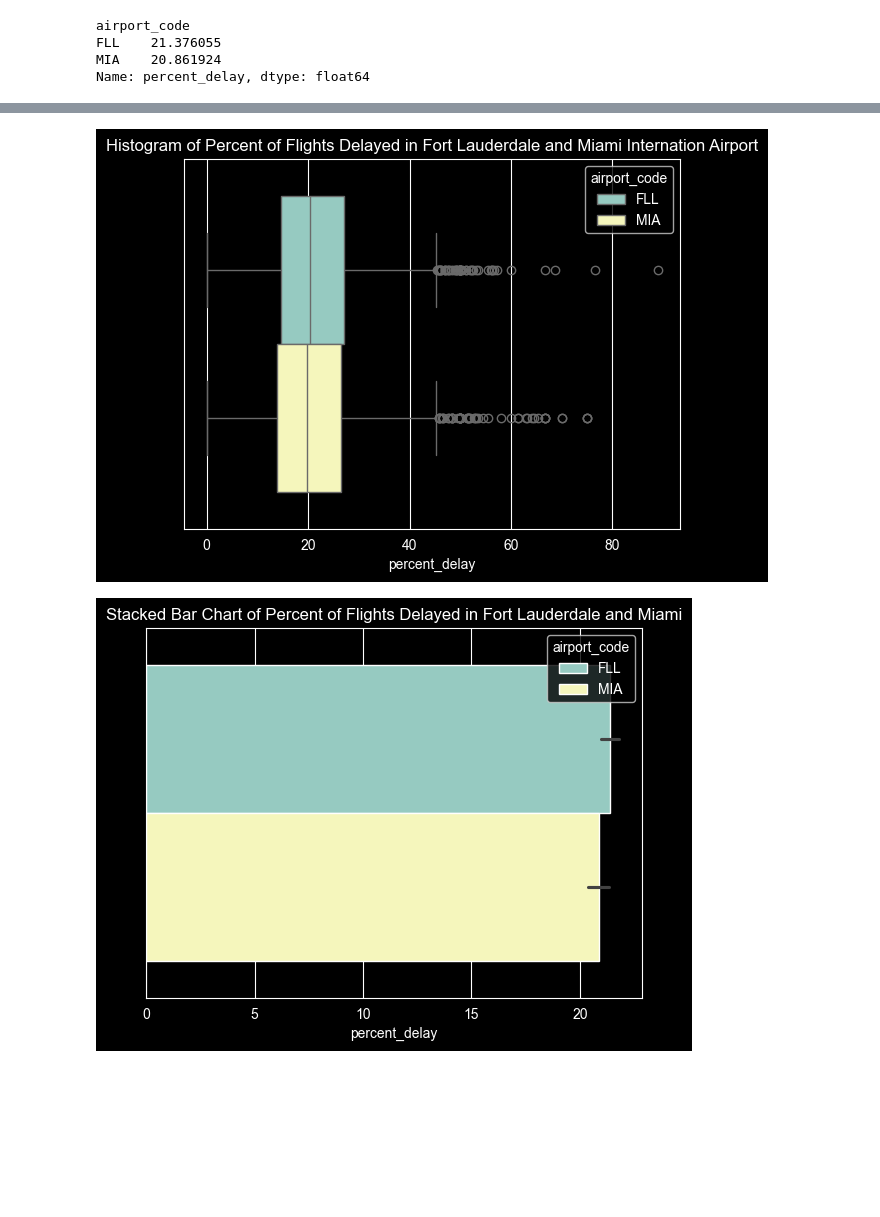
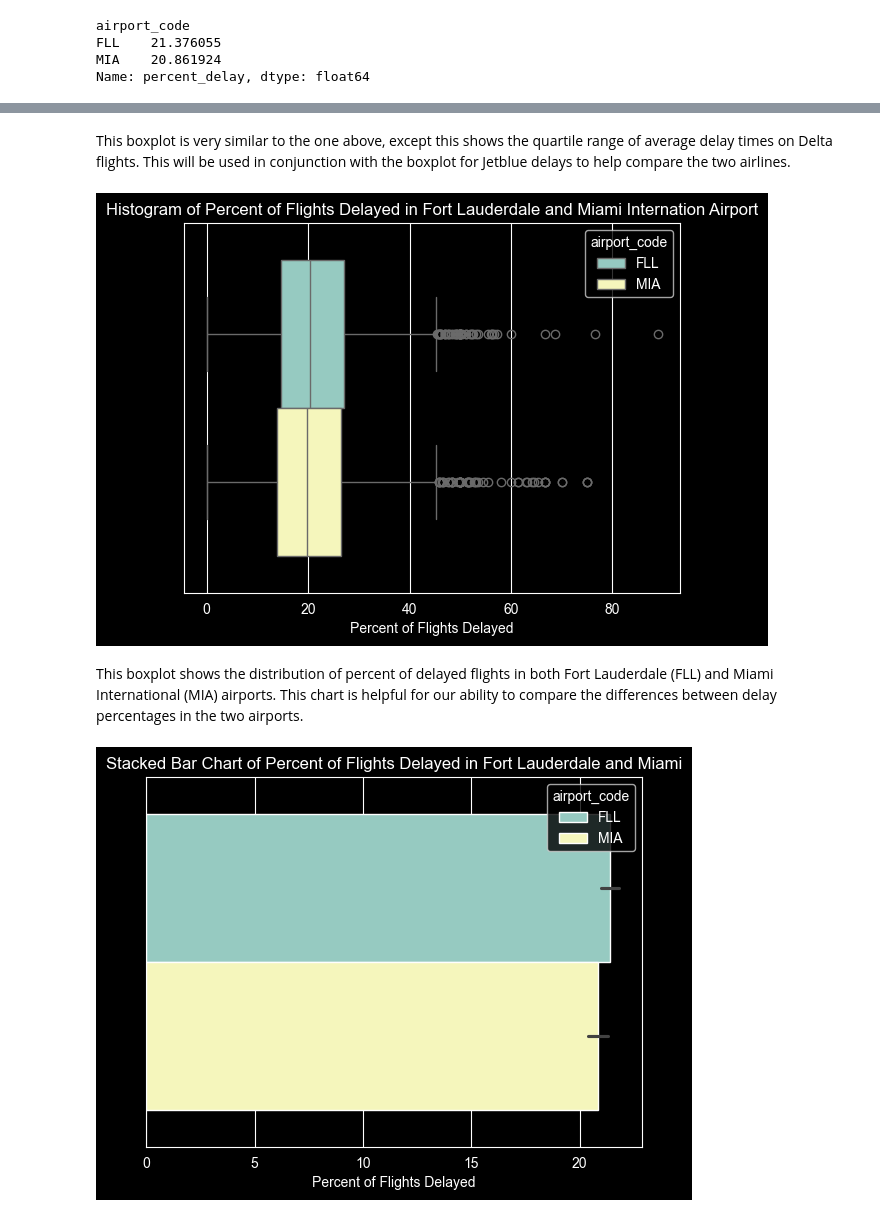
Before and after one commit to srlevine02-lab/FAU_Semester_Project, a Jupyter notebook: airline.ipynb, the cells around one changed output, grey strips where cells are left out. Saved outputs shown, nothing was run; the diff lists cells and outputs as text; code cells hidden in the pictures; blank space fills up the shorter version.

```diff
--- a/airline.ipynb
+++ b/airline.ipynb
@@ -298,12 +308,18 @@ plt.show()
+# %% [markdown]
+This boxplot is very similar to the one above, except this shows the quartile range of average delay times on Delta flights.   This will be used in conjunction with the boxplot for Jetblue delays to help compare the two airlines.
 # %%
 sns.boxplot(data= df_FL, x = 'percent_delay', hue='airport_code')
 plt.title('Histogram of Percent of Flights Delayed in Fort Lauderdale and Miami Internation Airport')
+plt.xlabel('Percent of Flights Delayed')
 plt.show()
 # %% [output]
-[figure, old version]
+[figure, new version]
+# %% [markdown]
+This boxplot shows the distribution of percent of delayed flights in both Fort Lauderdale (FLL) and Miami International (MIA) airports.  This chart is helpful for our ability to compare the differences between delay percentages in the two airports.
 # %%
 sns.barplot(data = df_FL, x = 'percent_delay', hue='airport_code')
 plt.title('Stacked Bar Chart of Percent of Flights Delayed in Fort Lauderdale and Miami')
+plt.xlabel('Percent of Flights Delayed')
 plt.show()
 # %% [output]
-[figure, old version]
+[figure, new version]
```
Also changed, not shown: parts of 11 cells of this notebook.
